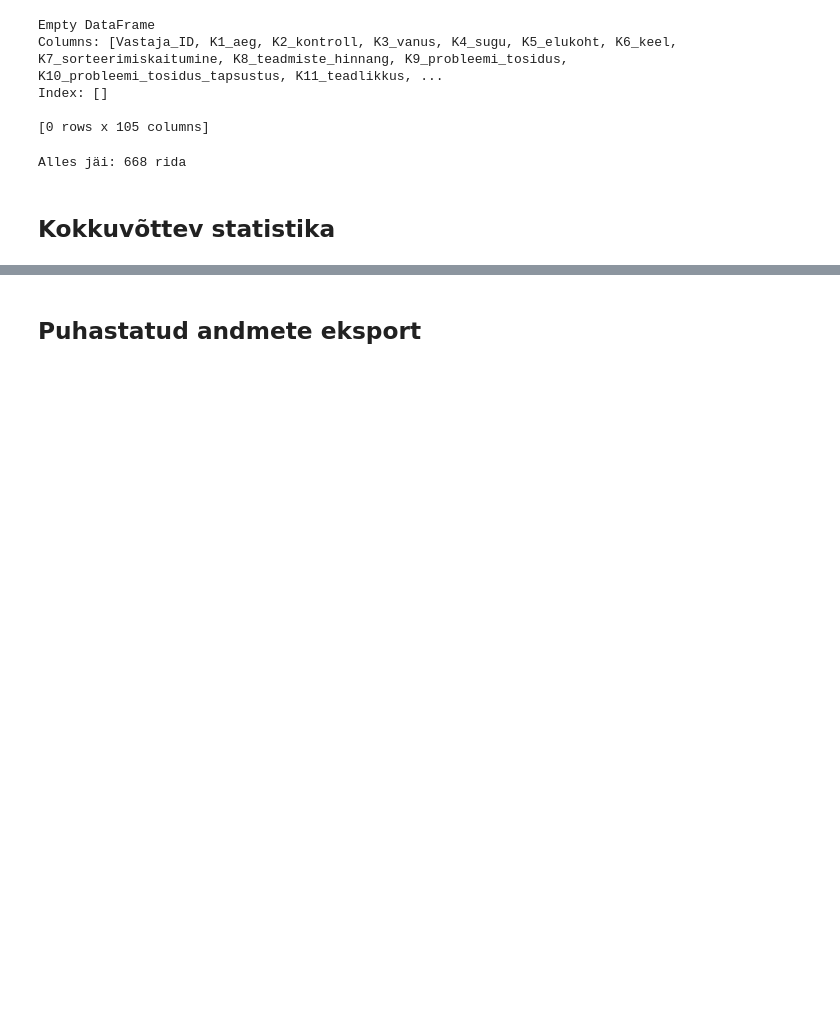
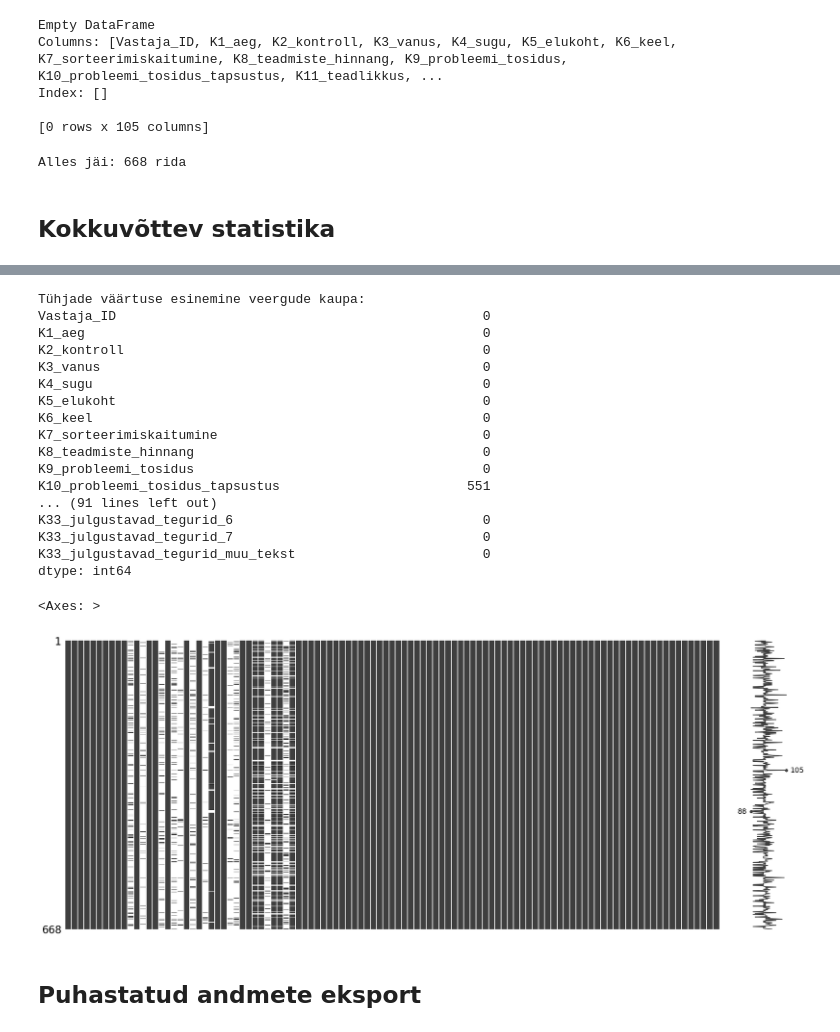
Before and after one commit to erinvainsalu/FRE_analyys, a Jupyter notebook: fre_andmete_puhastamine.ipynb, the cells around one changed output, grey strips where cells are left out. Saved outputs shown, nothing was run; the diff lists cells and outputs as text; code cells hidden in the pictures; blank space fills up the shorter version.

```diff
--- a/fre_andmete_puhastamine.ipynb
+++ b/fre_andmete_puhastamine.ipynb
@@ -468,3 +525,32 @@ None
+# %%
+# Tühjade väärtuste esinemine
+print('Tühjade väärtuse esinemine veergude kaupa:')
+print(data_coded.isnull().sum())
+# print(data_coded.nunique())
+
+# Visualiseeri puuduvate väärtuste mustrid
+import missingno as msno
+msno.matrix(data_coded)
+# %% [output]
+Tühjade väärtuse esinemine veergude kaupa:
+Vastaja_ID                                               0
+K1_aeg                                                   0
+K2_kontroll                                              0
+K3_vanus                                                 0
+K4_sugu                                                  0
+K5_elukoht                                               0
+K6_keel                                                  0
+K7_sorteerimiskaitumine                                  0
+K8_teadmiste_hinnang                                     0
+K9_probleemi_tosidus                                     0
+K10_probleemi_tosidus_tapsustus                        551
+... (91 lines left out)
+K33_julgustavad_tegurid_6                                0
+K33_julgustavad_tegurid_7                                0
+K33_julgustavad_tegurid_muu_tekst                        0
+dtype: int64
+<Axes: >
+[figure, added]
 # %% [markdown]
 ## Puhastatud andmete eksport
 # %%
```
Also changed, not shown: parts of 14 cells of this notebook, 6 other files.
